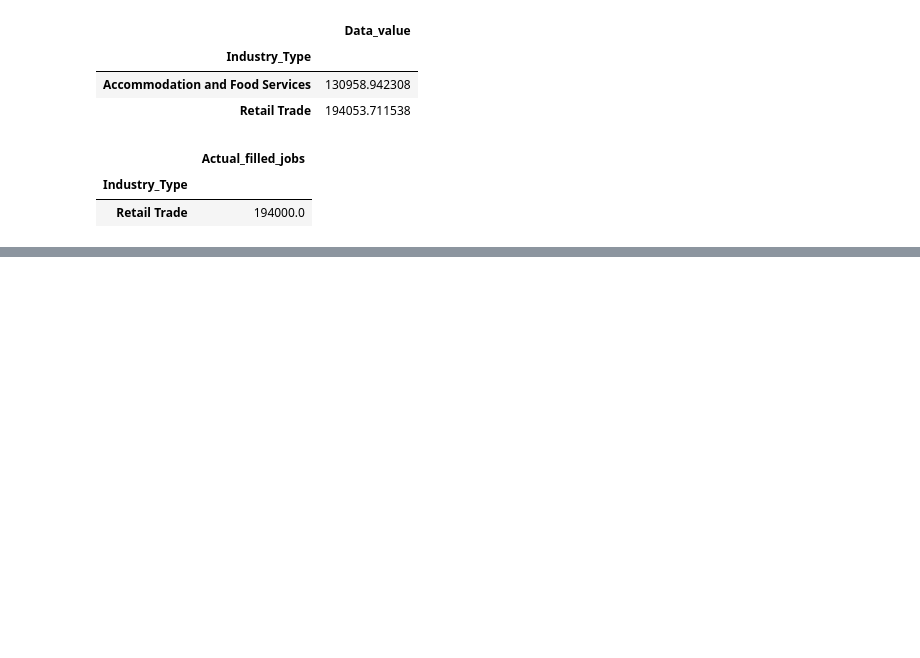
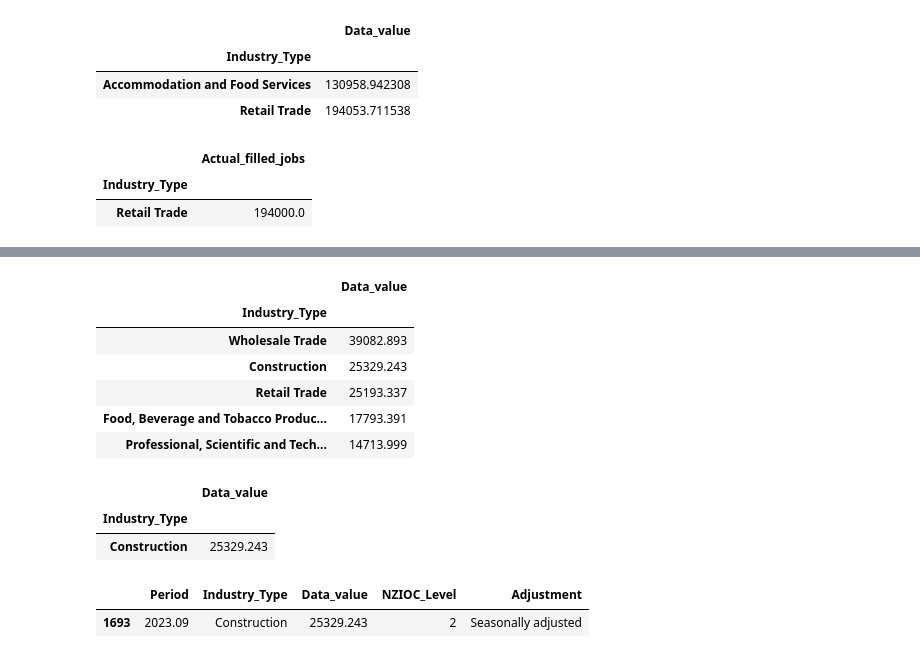
Before and after one commit to marcusbuckland/mle, a Jupyter notebook: notebook.ipynb, the cells around one changed output, grey strips where cells are left out. Cells and saved outputs as stored; diff of their text form; code cells hidden in the pictures; blank space fills up the shorter version.

```diff
--- a/notebook.ipynb
+++ b/notebook.ipynb
@@ -483,0 +490,28 @@ pd.DataFrame(q1_ans.sort_values('Data_value', ascending=False)).rename({'Data_va
+# %%
+# Filter the sales_and_operating_income dataframe to include only Seasonally Adjusted values
+df = sales_and_operating_income_df[(sales_and_operating_income_df['Adjustment'] == 'Seasonally adjusted') & (sales_and_operating_income_df['NZIOC_Level'] == 2)].copy()
+
+# Max sales and operating income by Industries that are categorised as NZIOC Level 2
+df2 = pd.DataFrame(df.groupby('Industry_Type')['Data_value'].aggregate('max').sort_values(ascending=False))
+display(df2.head(5))
+
+# Second highest
+df2.head(2).iloc[[-1]]
+# %% [output]
+|  | Data_value |
+| Industry_Type |  |
+| Wholesale Trade | 39082.893 |
+| Construction | 25329.243 |
+| Retail Trade | 25193.337 |
+| Food, Beverage and Tobacco Produc... | 17793.391 |
+| Professional, Scientific and Tech... | 14713.999 |
+|  | Data_value |
+| Industry_Type |  |
+| Construction | 25329.243 |
+# %%
+# Year/Month = 2023.09, Industry = Construction
+q2_ans = sales_and_operating_income_df[sales_and_operating_income_df['Data_value'] == df2.head(2).iloc[-1].values[0]].head(1).loc[:,['Period', 'Industry_Type', 'Data_value', 'NZIOC_Level', 'Adjustment']]
+q2_ans
+# %% [output]
+|  | Period | Industry_Type | Data_value | NZIOC_Level | Adjustment |
+| 1693 | 2023.09 | Construction | 25329.243 | 2 | Seasonally adjusted |
```
Also changed, not shown: parts of 1 cell of this notebook.
